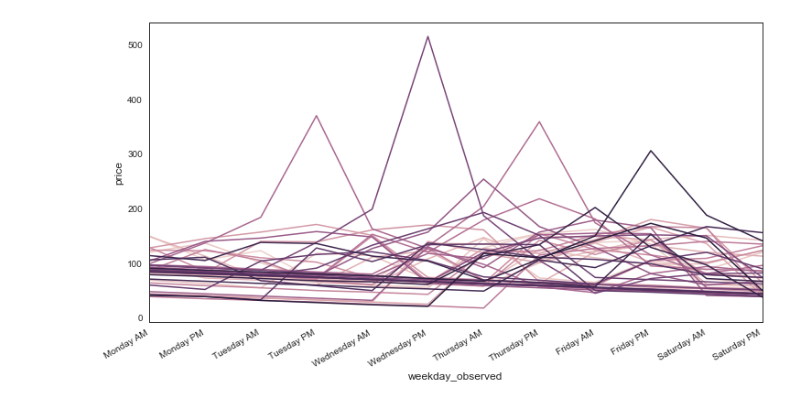
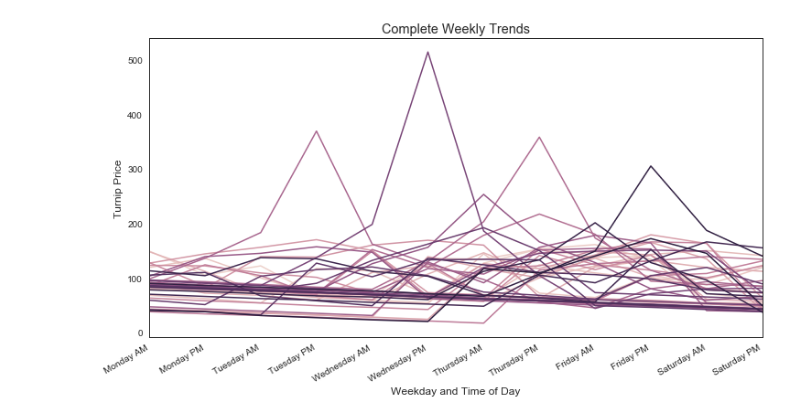
Before and after one commit to ys-lin14/acnh-clustering, a Jupyter notebook: trend_classification.ipynb, the cells around one changed output. Drawn from its saved outputs; the diff is of its cells as text; code cells hidden in the pictures.

```diff
--- a/trend_classification.ipynb
+++ b/trend_classification.ipynb
@@ -135,16 +177,20 @@ xticks = combined_sell_data['weekday_observed'].unique()
 # %%
 plt.figure(figsize=(12, 6))
 combined_sell_data_plot = sns.lineplot(
     x='weekday_observed',
     y='price',
     hue='trend_id',
     data=combined_sell_data,
     sort=False,
     legend=False
 )
-
+combined_sell_data_plot.set(
+    title='Complete Weekly Trends',
+    xlabel='Weekday and Time of Day',
+    ylabel='Price of Turnips (Bells)'
+)
 combined_sell_data_plot.set_xticklabels(xticks, rotation=30, ha='right')
 plt.xlim(0, 11)
 plt.show()
 # %% [output]
-[figure, old version]
+[figure, new version]
```
Also changed, not shown: parts of 6 cells of this notebook.
